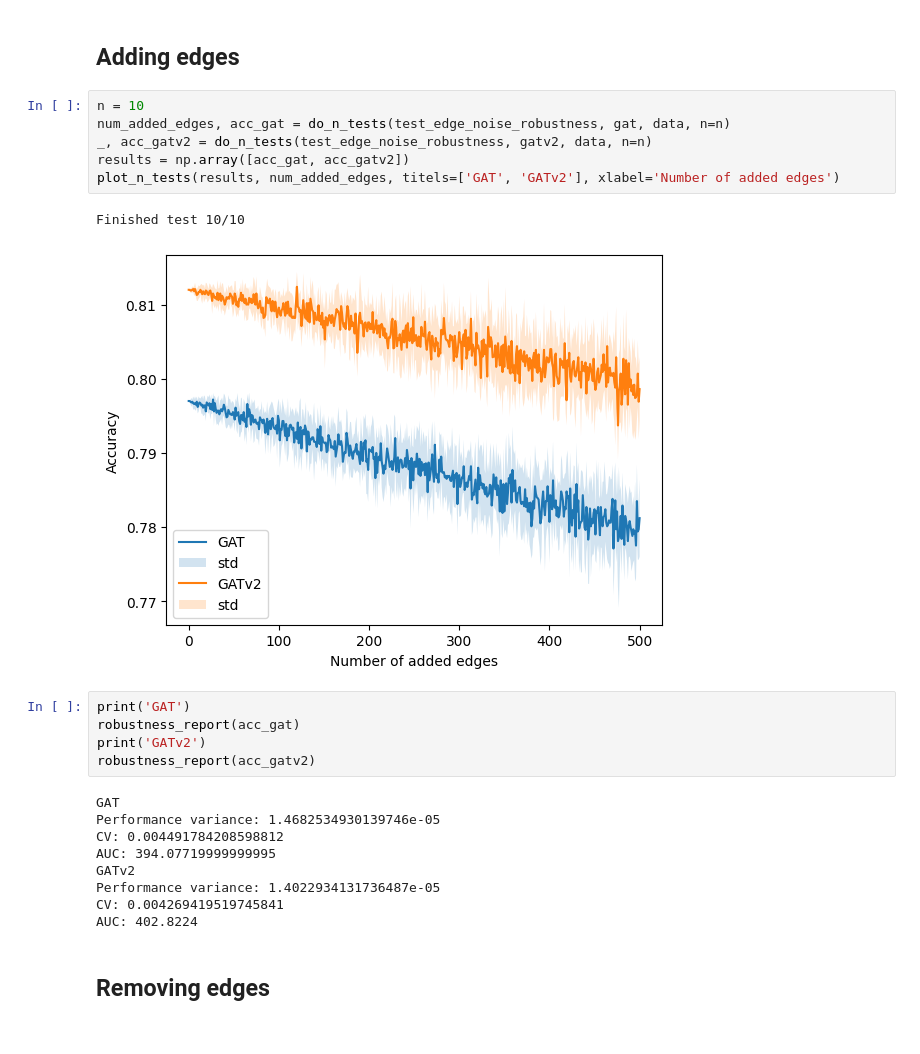
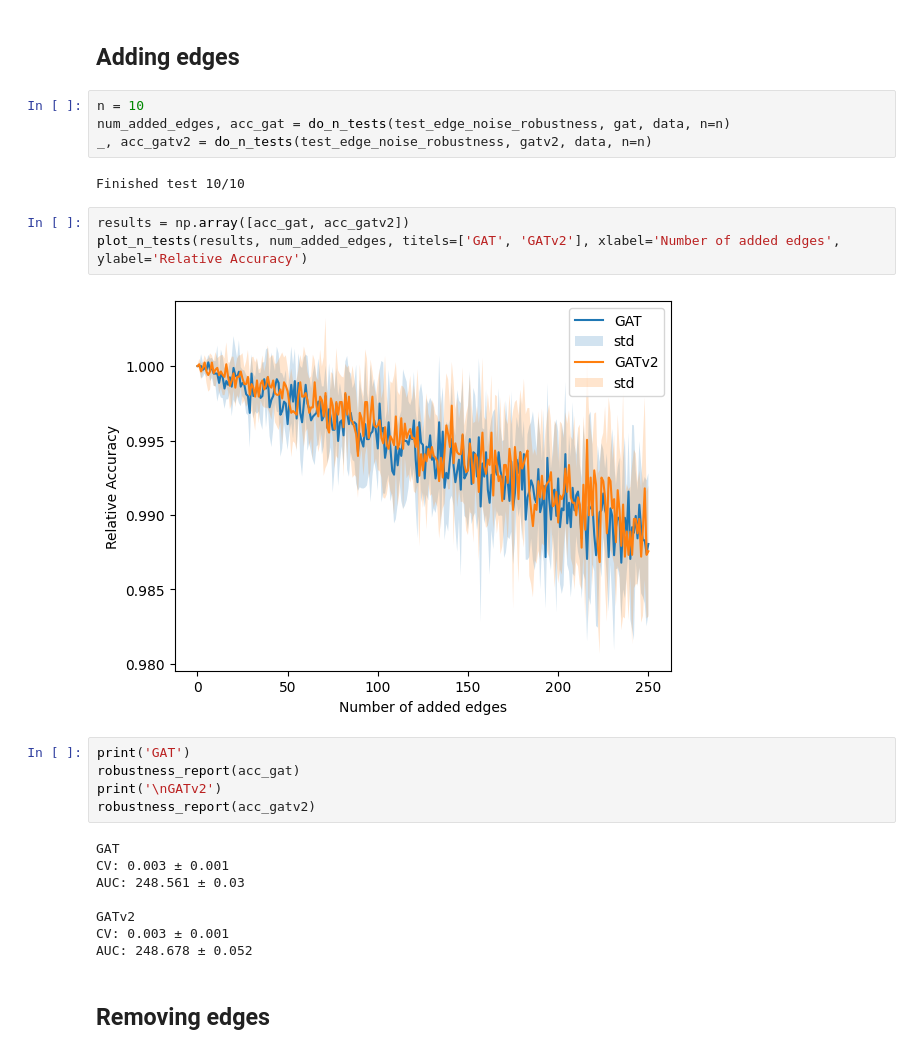
Before and after one commit to KarlRisager/ATDL_A3, a Jupyter notebook: workerNB.ipynb, the cells around one changed output. Cells and saved outputs as stored; diff of their text form.

```diff
--- a/workerNB.ipynb
+++ b/workerNB.ipynb
@@ -191,25 +194,26 @@ AUC: 9.152700000000001
 n = 10
 num_added_edges, acc_gat = do_n_tests(test_edge_noise_robustness, gat, data, n=n)
 _, acc_gatv2 = do_n_tests(test_edge_noise_robustness, gatv2, data, n=n)
-results = np.array([acc_gat, acc_gatv2])
-plot_n_tests(results, num_added_edges, titels=['GAT', 'GATv2'], xlabel='Number of added edges')
 # %% [output]
 Finished test 10/10
-[figure, removed]
+# %%
+results = np.array([acc_gat, acc_gatv2])
+plot_n_tests(results, num_added_edges, titels=['GAT', 'GATv2'], xlabel='Number of added edges', ylabel='Relative Accuracy')
+# %% [output]
+[figure, added]
 # %%
 print('GAT')
 robustness_report(acc_gat)
-print('GATv2')
+print('\nGATv2')
 robustness_report(acc_gatv2)
 # %% [output]
 GAT
-Performance variance: 1.4682534930139746e-05
-CV: 0.004491784208598812
-AUC: 394.07719999999995
+CV: 0.003 ± 0.001
+AUC: 248.561 ± 0.03
+
 GATv2
-Performance variance: 1.4022934131736487e-05
-CV: 0.004269419519745841
-AUC: 402.8224
+CV: 0.003 ± 0.001
+AUC: 248.678 ± 0.052
 # %% [markdown]
 ## Removing edges
 # %%
```
Also changed, not shown: parts of 21 cells of this notebook, 2 other files.
